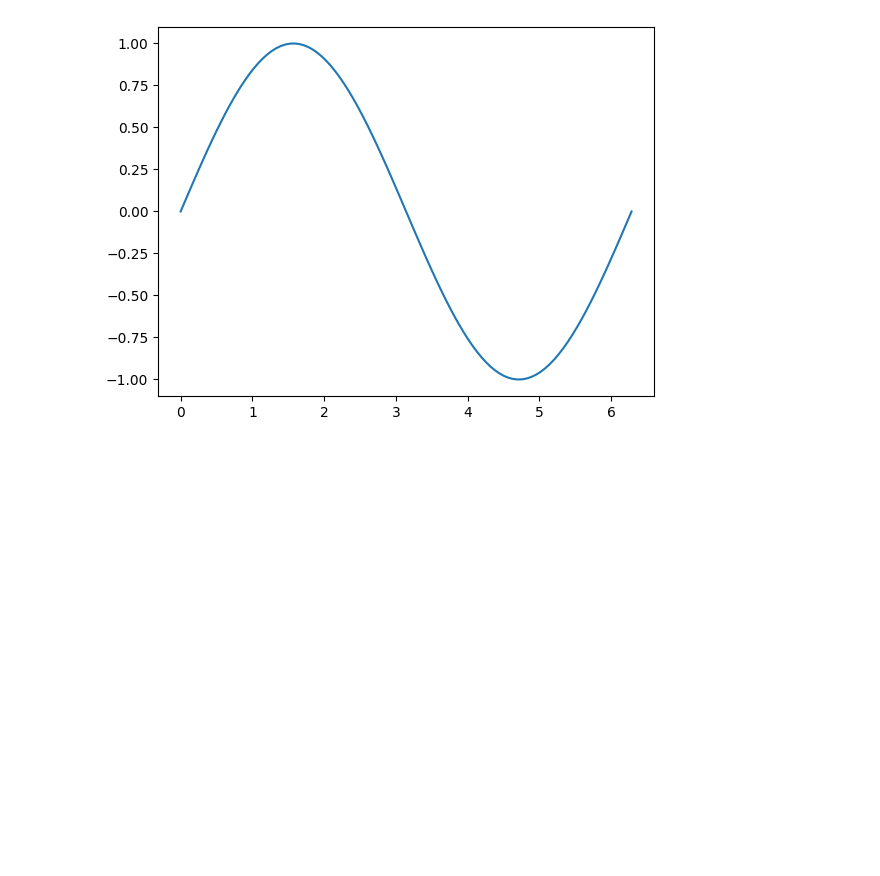
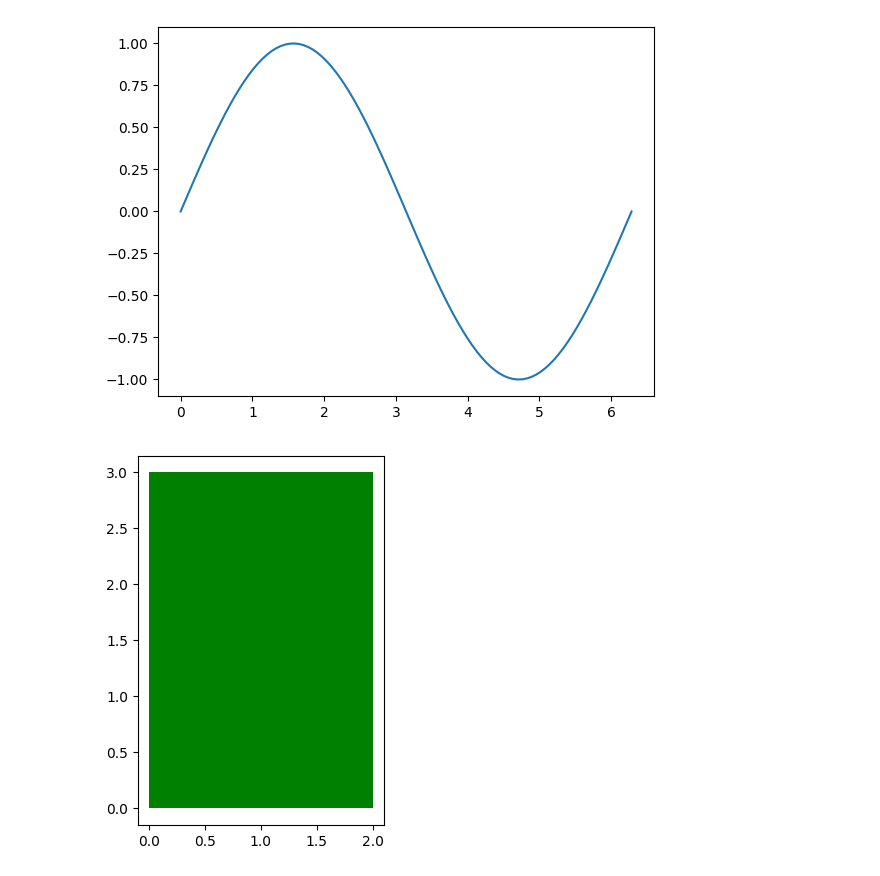
Before and after one commit to BrainScum/DataScience, a Jupyter notebook: matplotlibTest.ipynb, the cells around one changed output. Saved outputs shown, nothing was run; the diff lists cells and outputs as text; code cells hidden in the pictures; blank space fills up the shorter version.

```diff
--- a/matplotlibTest.ipynb
+++ b/matplotlibTest.ipynb
@@ -10,3 +10,18 @@ plt.plot(x, y)
 # %% [output]
 [<matplotlib.lines.Line2D at 0x...>]
 [figure]
+# %%
+class Rectangle(object):
+        def __init__(self,width=2,height =3,color='g'):
+                self.height=height
+                self.width=width
+                self.color=color
+        def drawRectangle(self):
+                plt.gca().add_patch(plt.Rectangle((0, 0),self.width, self.height ,fc=self.color))
+                plt.axis('scaled')
+                plt.show()
+# %%
+example = Rectangle()
+example.drawRectangle()
+# %% [output]
+[figure, added]
```
Also changed, not shown: 22 other files.
